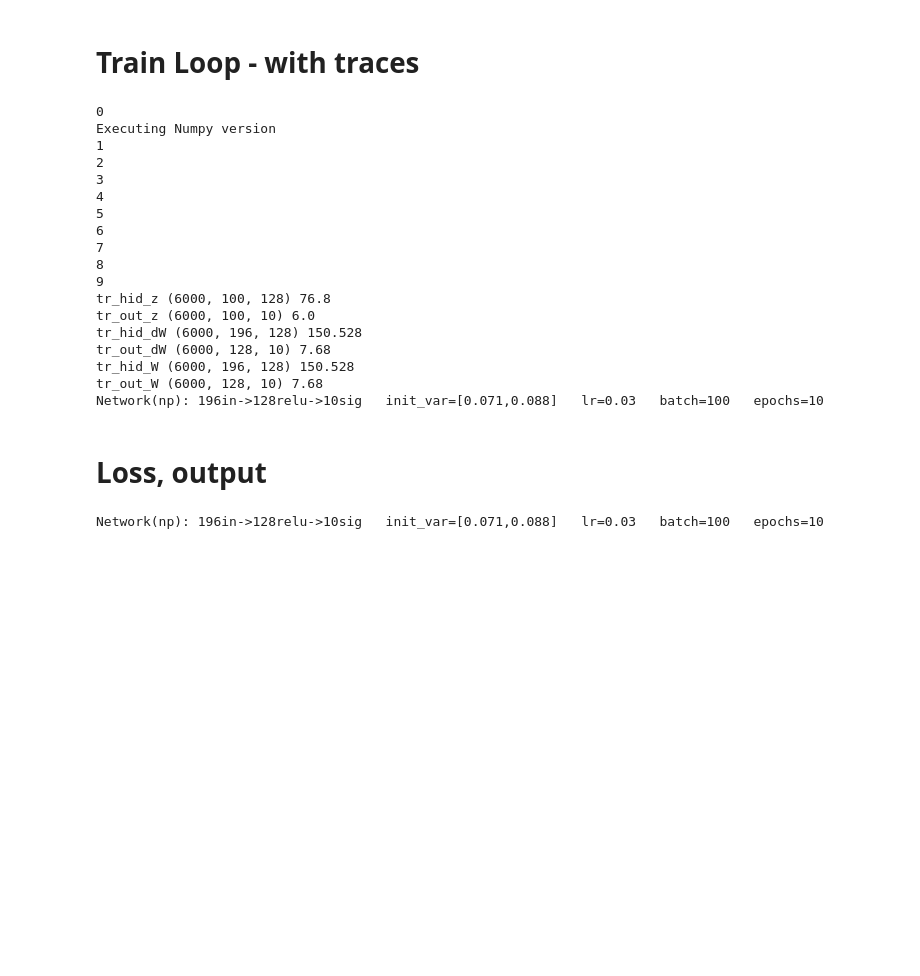
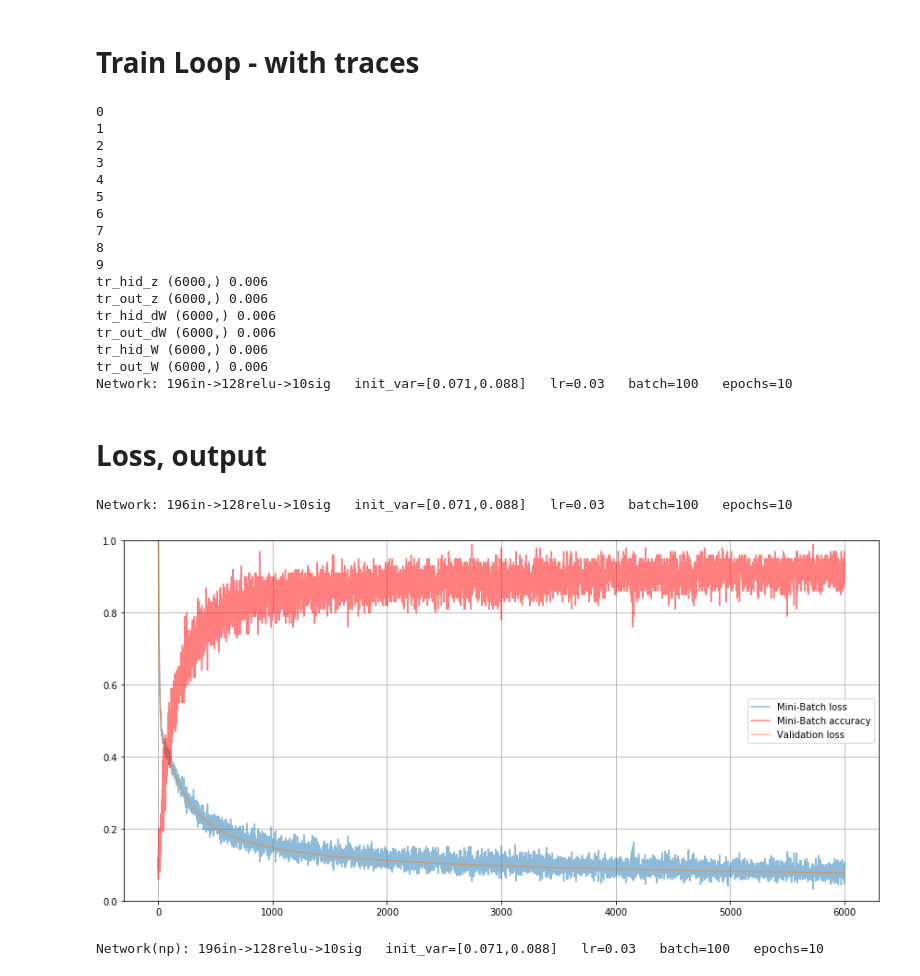
Before and after one commit to marcinbogdanski/torchtrace, a Jupyter notebook: notebooks/Debug_MNIST.ipynb, the cells around one changed output. Saved outputs shown, nothing was run; the diff lists cells and outputs as text; code cells hidden in the pictures; blank space fills up the shorter version.

```diff
--- a/notebooks/Debug_MNIST.ipynb
+++ b/notebooks/Debug_MNIST.ipynb
@@ -36,17 +42,15 @@ def one_hot(a, nb_classes):
     return result
 # %%
 if framework in [NP, TORCH]:
-
-    from torchvision import datasets
 
     dataset_location = '~/.pytorch/MNIST_data/'
 
     trainset = datasets.MNIST(dataset_location, download=True, train=True)
     validset = datasets.MNIST(dataset_location, download=True, train=False)
 
-    train_x_raw = trainset.train_data.float().numpy().reshape((-1,784)) / 255
-    train_y_raw = one_hot(trainset.train_labels.numpy(), 10).astype(np.float32)
-    valid_x_raw = validset.test_data.float().numpy().reshape((-1,784)) / 255
-    valid_y_raw = one_hot(validset.test_labels.numpy(), 10).astype(np.float32)
+    train_x_raw = trainset.data.float().numpy().reshape((-1,784)) / 255
+    train_y_raw = one_hot(trainset.targets.numpy(), 10).astype(np.float32)
+    valid_x_raw = validset.data.float().numpy().reshape((-1,784)) / 255
+    valid_y_raw = one_hot(validset.targets.numpy(), 10).astype(np.float32)
 # %%
 if framework == TF:
@@ -327,3 +329,7 @@ class ModelNP:
         metrics = {'loss': loss, 'acc': acc}
 
         return y_hat, metrics
+# %%
+def accuracy(y, y_hat):
+    # return np.mean(np.argmax(y_hat, axis=-1)==np.argmax(y, axis=-1))
+    return (torch.argmax(y_hat, dim=-1) == torch.argmax(y, dim=-1)).float().mean()
@@ -412,10 +523,6 @@ n_hid = 128  # 128  # 128             # sigmoid try 8, 128(def.), 2048
 n_out = 10
 lr = 0.03    # 0.03         # sigmoid try 10, 1(best), 0.03, 0.0003
 
-if framework == NP:
-    np_or_tf = 'np'
-elif framework == TF:
-    np_or_tf = 'tf2'
 
 n_batch = 100
 act_fun = 'relu'
@@ -439,6 +546,8 @@ if framework == NP:
     model = ModelNP(n_in=n_in, n_hid=n_hid, n_out=n_out, lr=lr, W_hid=W_hid, W_out=W_out, act_fun=act_fun)
 elif framework == TF:
     model = ModelTF(n_in=n_in, n_hid=n_hid, n_out=n_out, lr=lr, W_hid=W_hid, W_out=W_out)
+elif framework == TORCH:
+    model = ModelTorch(n_in=n_in, n_hid=n_hid, n_out=n_out, lr=lr, W_hid=W_hid, W_out=W_out)
 # %%
 # writer = tf.summary.FileWriter(logdir='tf_log', graph=sess.graph)
 # writer.flush()
@@ -458,6 +569,13 @@ for e in range(10):
 
         y_hat, metrics, trace = model.train_batch(x, y)
         _, metrics_val = model.eval_batch(valid_x, valid_y)
+
+#         print('BATCH', batch.sum())
+#         print('X', x.sum())
+#         print('Y', y.sum())
+#         print('Y_HAT', y_hat.sum())
+#         print('W1', model.lin1.weight.detach().numpy().sum())
+#         print('W2', model.lin2.weight.detach().numpy().sum())
 
         batches['iter'].append(ti_)
         batches['loss'].append(metrics['loss'])
@@ -477,7 +595,7 @@ for e in range(10):
 
     completed_epochs += 1
 
-expstr = 'Network(' + np_or_tf + '): '
+expstr = 'Network: '
 expstr += str(n_in) + 'in->' + str(n_hid) + act_fun + '->' + str(n_out) + 'sig   '
 expstr += 'init_var=[' + str(round(var_hid, 3)) + ',' + str(round(var_out,3))+ ']   '
 expstr += 'lr=' + str(lr) + '   '
@@ -501,7 +619,6 @@ print('tr_out_W', tr_out_W.shape, tr_out_W.size/1e6)
 print(expstr)
 # %% [output]
 0
-Executing Numpy version
 1
 2
 3
@@ -511,12 +628,12 @@ Executing Numpy version
 7
 8
 9
-tr_hid_z (6000, 100, 128) 76.8
-tr_out_z (6000, 100, 10) 6.0
-tr_hid_dW (6000, 196, 128) 150.528
-tr_out_dW (6000, 128, 10) 7.68
-tr_hid_W (6000, 196, 128) 150.528
-tr_out_W (6000, 128, 10) 7.68
-Network(np): 196in->128relu->10sig   init_var=[0.071,0.088]   lr=0.03   batch=100   epochs=10
+tr_hid_z (6000,) 0.006
+tr_out_z (6000,) 0.006
+tr_hid_dW (6000,) 0.006
+tr_out_dW (6000,) 0.006
+tr_hid_W (6000,) 0.006
+tr_out_W (6000,) 0.006
+Network: 196in->128relu->10sig   init_var=[0.071,0.088]   lr=0.03   batch=100   epochs=10
 # %% [markdown]
 # Loss, output
@@ -523,3 +644,22 @@ Network(np): 196in->128relu->10sig   init_var=[0.071,0.088]   lr=0.03   batch=10
+# %%
+#
+#   Plot Loss, Accuracy
+#
+print(expstr)
+fig, ax = plt.subplots(figsize=[12,6])
+ax.plot(batches['iter'], batches['loss'], label='Mini-Batch loss', alpha=.5)
+ax.plot(batches['iter'], batches['acc'], label='Mini-Batch accuracy', color='red', alpha=.5)
+ax.plot(valids['iter'], valids['loss'], label='Validation loss', alpha=.5)
+
+ax.legend()
+ax.set_ylim(0, 1)
+ax.grid()
+
+plt.tight_layout()
+plt.show;
+# %% [output]
+Network: 196in->128relu->10sig   init_var=[0.071,0.088]   lr=0.03   batch=100   epochs=10
+[figure, added]
 # %%
 #
 #   Plot Loss, Accuracy
```
Also changed, not shown: parts of 8 cells of this notebook.
